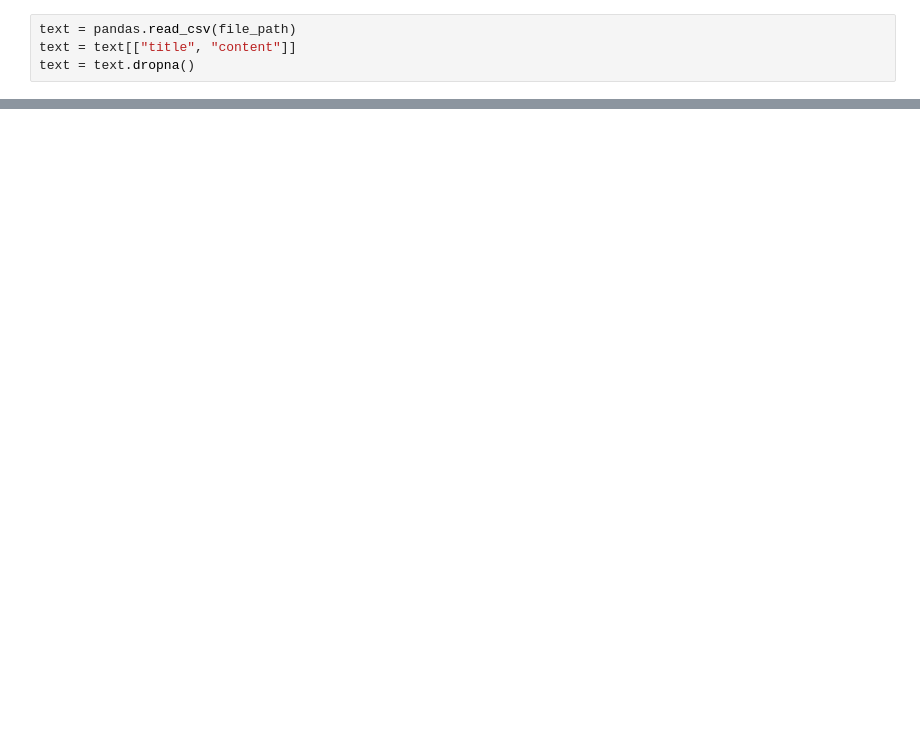
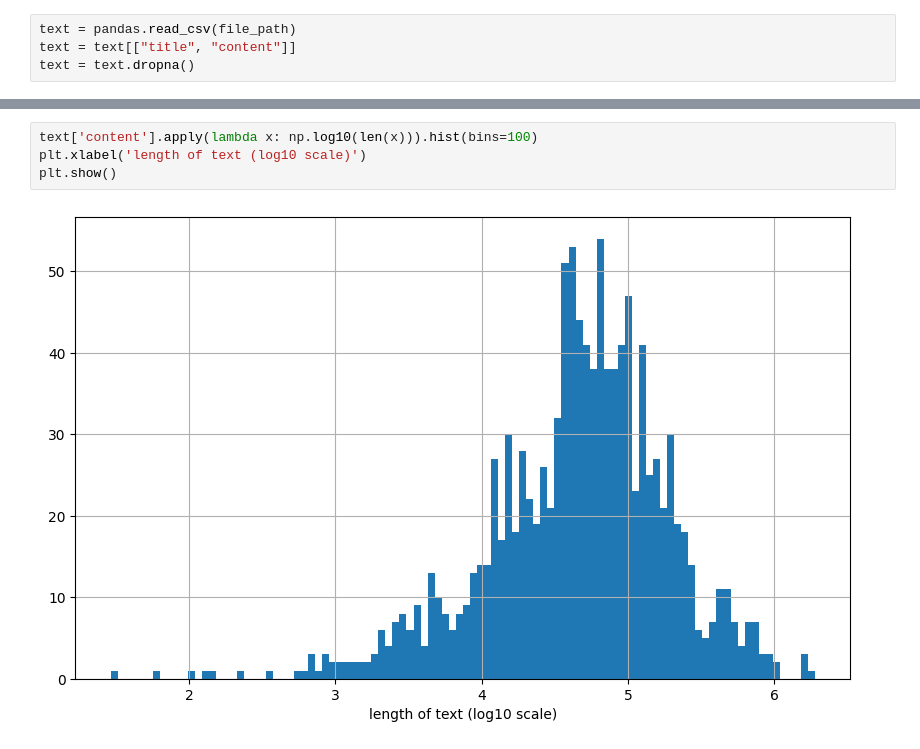
Before and after one commit to redrei/Transformers-cogito, a Jupyter notebook: notebooks/HM_poem.ipynb, the cells around one changed output, grey strips where cells are left out. Cells and saved outputs as stored; diff of their text form; blank space fills up the shorter version.

```diff
--- a/notebooks/HM_poem.ipynb
+++ b/notebooks/HM_poem.ipynb
@@ -201,0 +134,6 @@ tales of the birds
+# %%
+text['content'].apply(lambda x: np.log10(len(x))).hist(bins=100)
+plt.xlabel('length of text (log10 scale)')
+plt.show()
+# %% [output]
+[figure, added]
```
Also changed, not shown: parts of 2 cells of this notebook.
